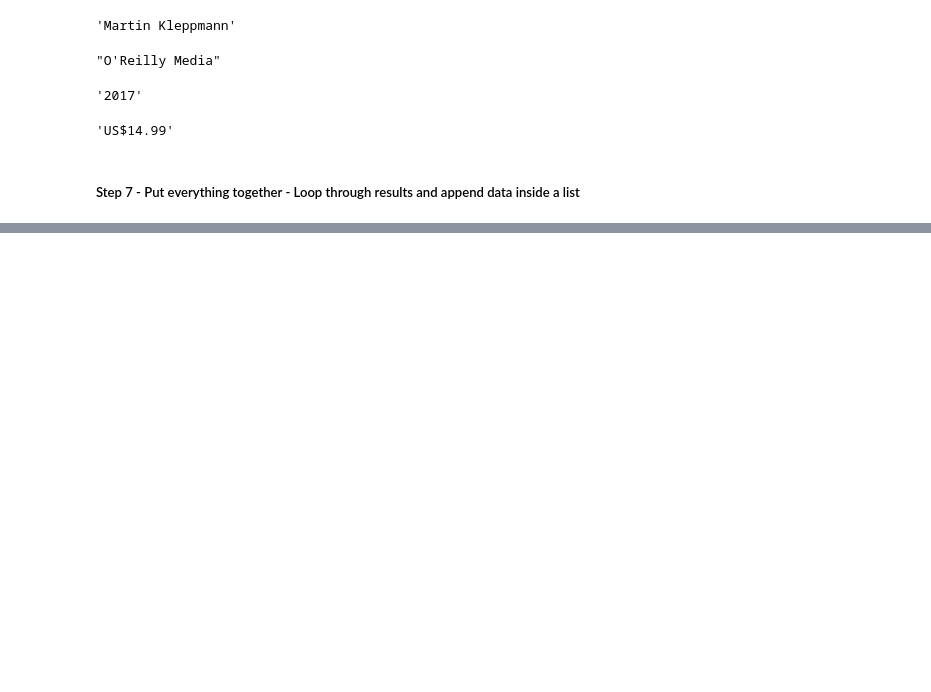
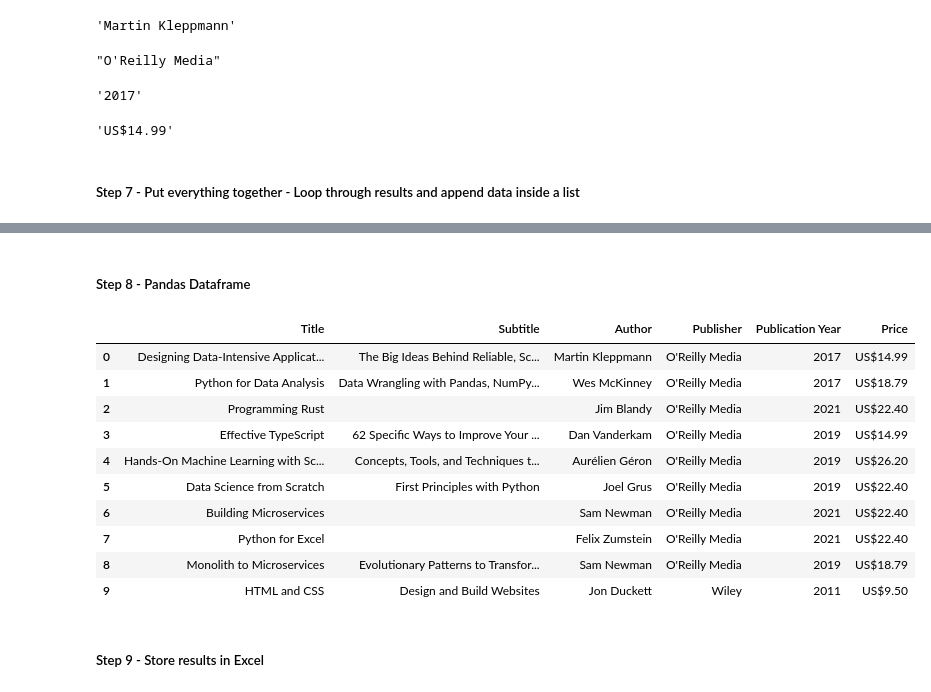
Before and after one commit to dnantonov/ebooks_scrape, a Jupyter notebook: main.ipynb, the cells around one changed output, grey strips where cells are left out. Cells and saved outputs as stored; diff of their text form; code cells hidden in the pictures; blank space fills up the shorter version.

Commit message:
Storing data to excel file

```diff
--- a/main.ipynb
+++ b/main.ipynb
@@ -123,3 +123,29 @@ results_json[0]['price']
 'US$14.99'
 # %% [markdown]
 ##### Step 7 - Put everything together - Loop through results and append data inside a list
+# %%
+title = []
+subtitle = []
+author = []
+publisher = []
+publication_year = []
+price = []
+
+for result in results_json:
+    # title
+    title.append(result['title'])
+
+    # subtitle
+    subtitle.append(result['subtitle'])
+
+    # author
+    author.append(result['authors'][0]['author_name'])
+
+    # publisher
+    publisher.append(result['publisher'])
+
+    # publication year
+    publication_year.append(result['publication_year'])
+
+    # price
+    price.append(result['price'])
@@ -125,0 +165,21 @@ results_json[0]['price']
+# %% [markdown]
+##### Step 8 - Pandas Dataframe
+# %%
+books_df = pd.DataFrame({'Title': title, 'Subtitle': subtitle, 'Author': author, 'Publisher': publisher,
+                         'Publication Year': publication_year, 'Price': price})
+# %%
+books_df
+# %% [output]
+|  | Title | Subtitle | Author | Publisher | Publication Year | Price |
+| 0 | Designing Data-Intensive Applicat... | The Big Ideas Behind Reliable, Sc... | Martin Kleppmann | O'Reilly Media | 2017 | US$14.99 |
+| 1 | Python for Data Analysis | Data Wrangling with Pandas, NumPy... | Wes McKinney | O'Reilly Media | 2017 | US$18.79 |
+| 2 | Programming Rust |  | Jim Blandy | O'Reilly Media | 2021 | US$22.40 |
+| 3 | Effective TypeScript | 62 Specific Ways to Improve Your ... | Dan Vanderkam | O'Reilly Media | 2019 | US$14.99 |
+| 4 | Hands-On Machine Learning with Sc... | Concepts, Tools, and Techniques t... | Aurélien Géron | O'Reilly Media | 2019 | US$26.20 |
+| 5 | Data Science from Scratch | First Principles with Python | Joel Grus | O'Reilly Media | 2019 | US$22.40 |
+| 6 | Building Microservices |  | Sam Newman | O'Reilly Media | 2021 | US$22.40 |
+| 7 | Python for Excel |  | Felix Zumstein | O'Reilly Media | 2021 | US$22.40 |
+| 8 | Monolith to Microservices | Evolutionary Patterns to Transfor... | Sam Newman | O'Reilly Media | 2019 | US$18.79 |
+| 9 | HTML and CSS | Design and Build Websites | Jon Duckett | Wiley | 2011 | US$9.50 |
+# %% [markdown]
+##### Step 9 - Store results in Excel
```
Also changed, not shown: parts of 5 cells of this notebook, 1 other file.
